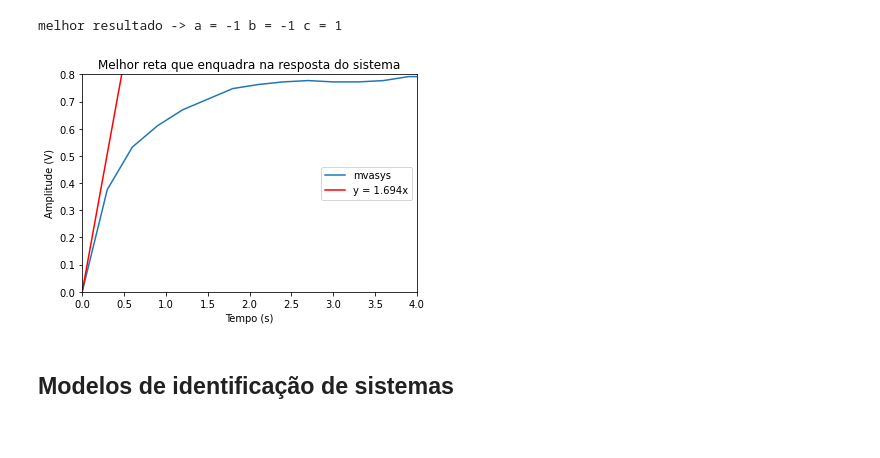
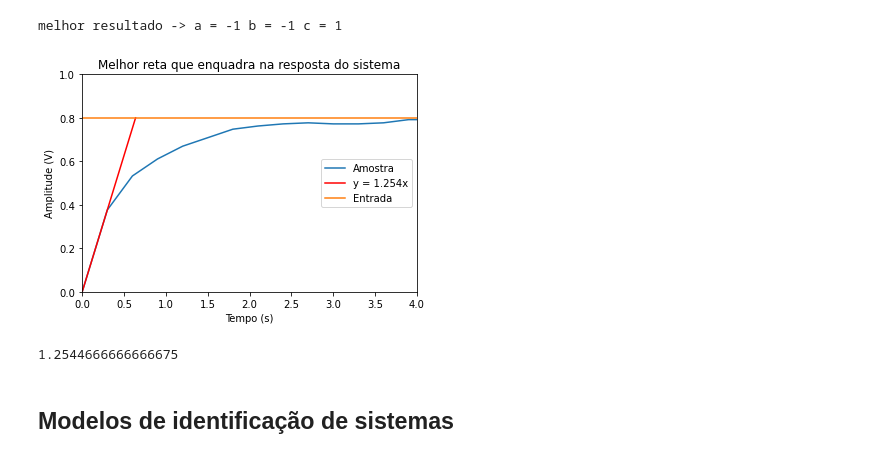
Before and after one commit to RafaelChavesPB/Controle-Digital, a Jupyter notebook: Projeto3 - Sistemas de Controle.ipynb, the cells around one changed output. Drawn from its saved outputs; the diff is of its cells as text; code cells hidden in the pictures.

```diff
--- a/Projeto3 - Sistemas de Controle.ipynb
+++ b/Projeto3 - Sistemas de Controle.ipynb
@@ -256,29 +245,44 @@ for i in range(1, len(usefv)): #no vetor de amplitudes, testar todas as amplitud
         bestb = nowb
         bestc = c
 print("melhor resultado ->","a =", round(besta, 3), "b =", round(bestb, 3), "c =", bestc)
-besta = 1.694
+# besta = 1.694
+besta = usefv[1]/useft[1]
 bestb = 0
 # %% [output]
 melhor resultado -> a = -1 b = -1 c = 1
 # %%
 def vetor_reta(cang, coefb, vet_tempo):
     val1 = []
+    t1 = []
     for i in range(0, len(vet_tempo)):
-        val1.append(cang * vet_tempo[i] + coefb)
-    return val1
+        temp = cang * vet_tempo[i] + coefb
+        if temp > 0.8:
+            break
+        val1.append(temp)
+        t1.append(vet_tempo[i])
+    t1.append(0.8/cang)
+    val1.append(0.8)
+    return t1, val1,
+
+t_reta, v_reta = vetor_reta(besta, bestb, useft)
 
 plt.plot(useft, usefv)
-plt.plot(useft, vetor_reta(besta, bestb, useft), 'r')
-plt.legend(['mvasys','y = ' + str(round(besta,3)) + 'x'],loc='center right')
+plt.plot(t_reta, v_reta, 'r')
+plt.plot(useft, len(usefv) * [0.8])
+plt.legend(['Amostra','y = ' + str(round(besta,3)) + 'x','Entrada'],loc='center right')
 plt.ylabel('Amplitude (V)')
 plt.xlabel('Tempo (s)')
 plt.title("Melhor reta que enquadra na resposta do sistema")
 
 plt.xlim(0, 4)
-plt.ylim(0, .8)
+plt.ylim(0, 1)
 plt.show()
 # %% [output]
-[figure, old version]
+[figure, new version]
+# %%
+usefv[1]/useft[1]
+# %% [output]
+1.2544666666666675
 # %%
 valores_estimados = []
 # %% [markdown]
```
Also changed, not shown: parts of 14 cells of this notebook.
